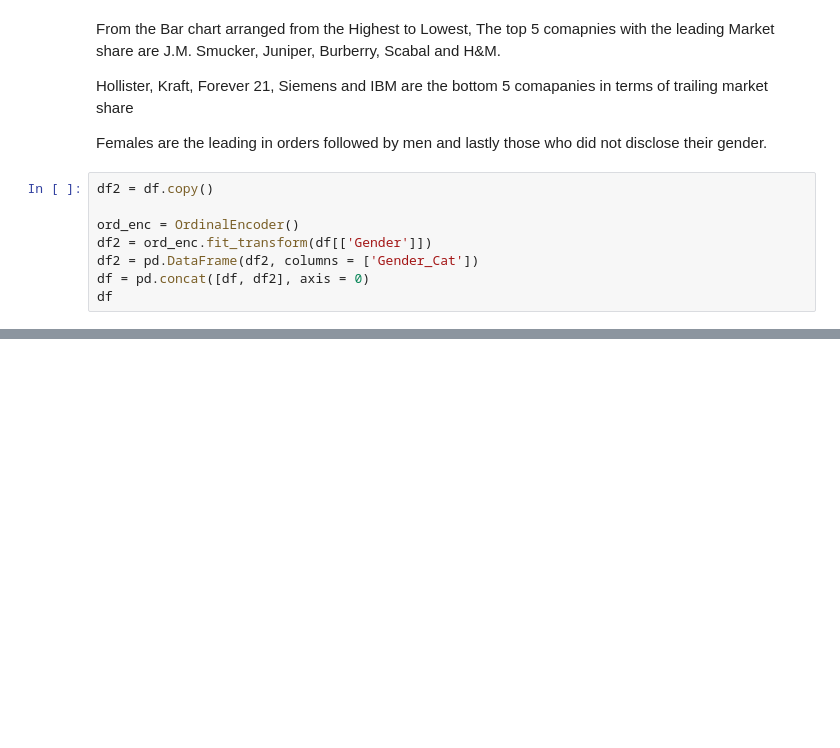
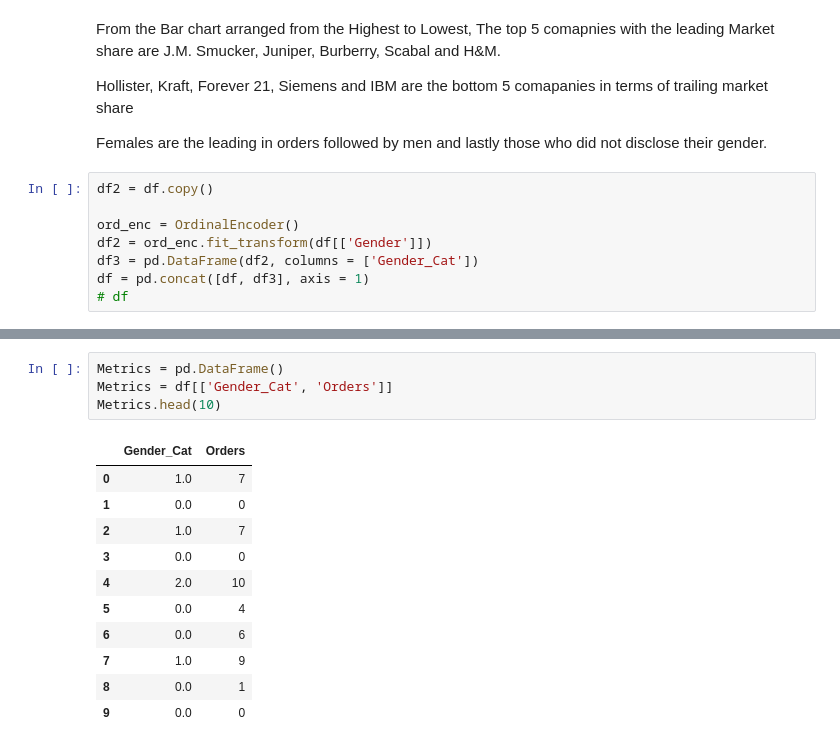
Before and after one commit to AllanMogley/12-Zidio-Projects, a Jupyter notebook: 01 - Projects/01 - Customer Segmentation/cleaner.ipynb, the cells around one changed output, grey strips where cells are left out. Saved outputs shown, nothing was run; the diff lists cells and outputs as text; blank space fills up the shorter version.

```diff
--- a/01 - Projects/01 - Customer Segmentation/cleaner.ipynb
+++ b/01 - Projects/01 - Customer Segmentation/cleaner.ipynb
@@ -70,6 +68,6 @@ df2 = df.copy()
 
 ord_enc = OrdinalEncoder()
 df2 = ord_enc.fit_transform(df[['Gender']])
-df2 = pd.DataFrame(df2, columns = ['Gender_Cat'])
-df = pd.concat([df, df2], axis = 0)
-df
+df3 = pd.DataFrame(df2, columns = ['Gender_Cat'])
+df = pd.concat([df, df3], axis = 1)
+# df
@@ -79,0 +85,16 @@ numpy.ndarray
+# %%
+Metrics = pd.DataFrame()
+Metrics = df[['Gender_Cat', 'Orders']]
+Metrics.head(10)
+# %% [output]
+|  | Gender_Cat | Orders |
+| 0 | 1.0 | 7 |
+| 1 | 0.0 | 0 |
+| 2 | 1.0 | 7 |
+| 3 | 0.0 | 0 |
+| 4 | 2.0 | 10 |
+| 5 | 0.0 | 4 |
+| 6 | 0.0 | 6 |
+| 7 | 1.0 | 9 |
+| 8 | 0.0 | 1 |
+| 9 | 0.0 | 0 |
```
Also changed, not shown: parts of 4 cells of this notebook.
